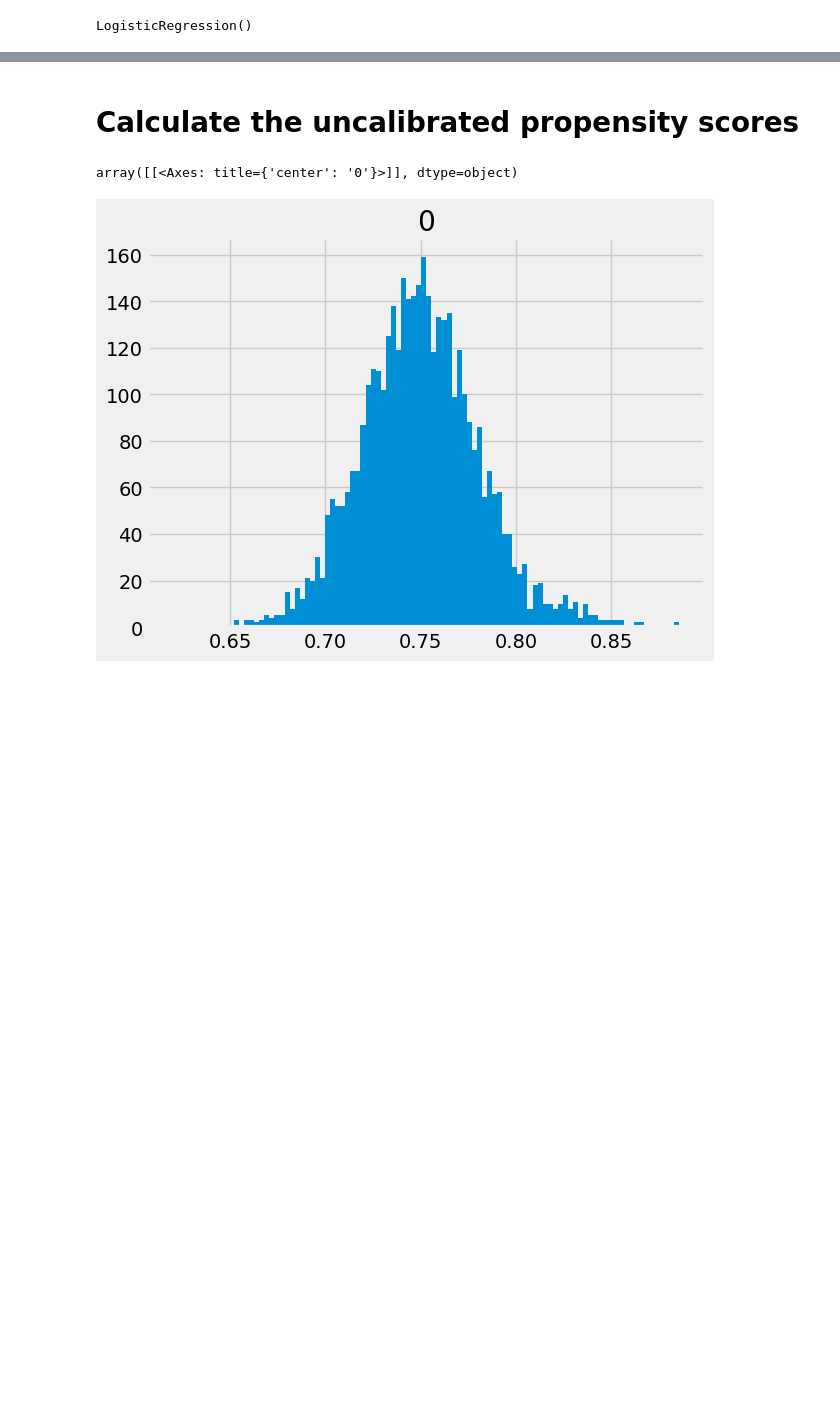
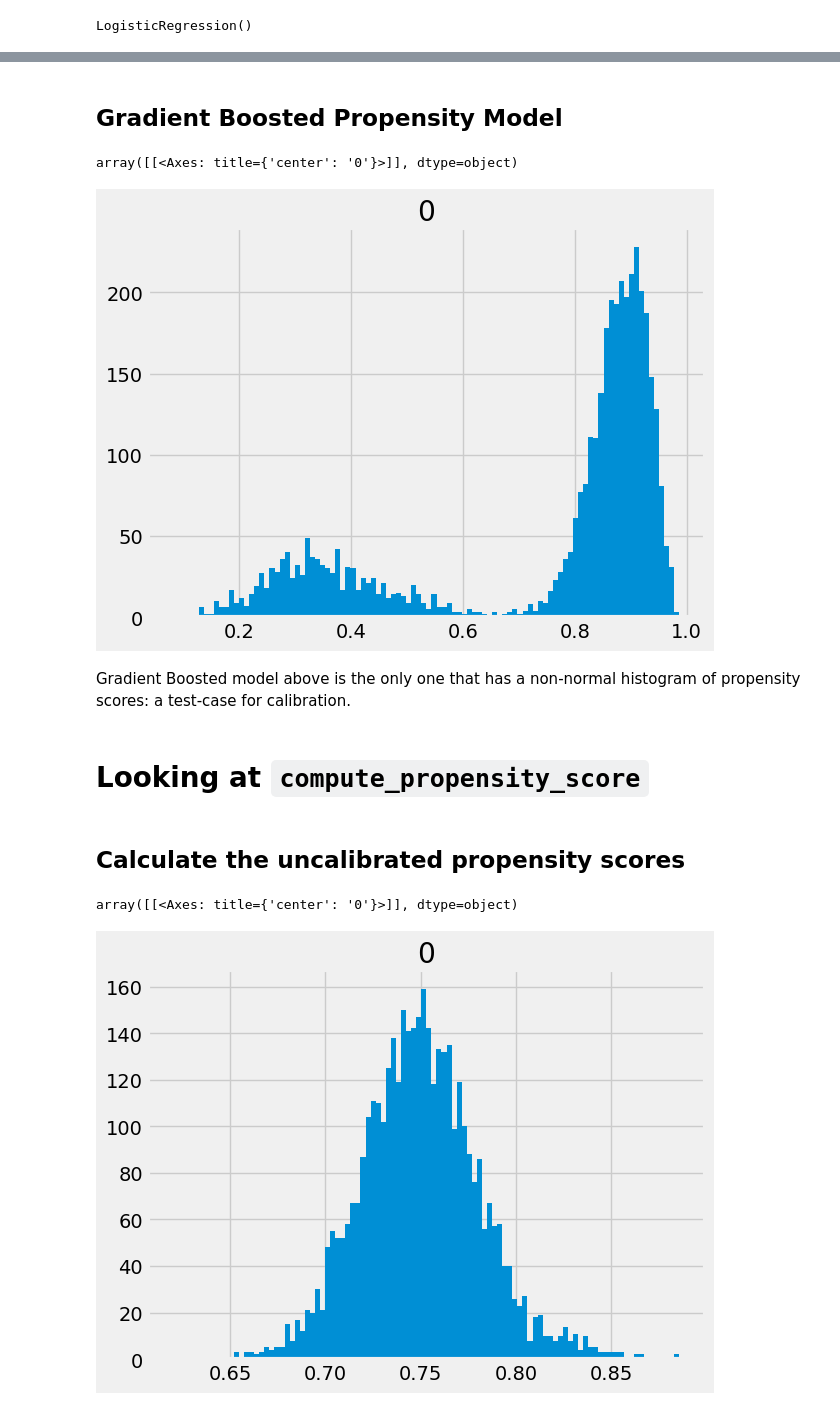
Before and after one commit to ras44/causalml, a Jupyter notebook: docs/examples/pygam_removal_and_testing.ipynb, the cells around one changed output, grey strips where cells are left out. Cells and saved outputs as stored; diff of their text form; code cells hidden in the pictures; blank space fills up the shorter version.

```diff
--- a/docs/examples/pygam_removal_and_testing.ipynb
+++ b/docs/examples/pygam_removal_and_testing.ipynb
@@ -116,0 +150,2 @@ df["propensity_score"].hist(bins=100)
+# %% [markdown]
+## Gradient Boosted Propensity Model
@@ -117,2 +155,11 @@ df["propensity_score"].hist(bins=100)
+# %%
+pd.DataFrame(ps_gbm).hist(bins=100)
+# %% [output]
+array([[<Axes: title={'center': '0'}>]], dtype=object)
+[figure, added]
+# %% [markdown]
+Gradient Boosted model above is the only one that has a non-normal histogram of propensity scores: a test-case for calibration.
+# %% [markdown]
+# Looking at `compute_propensity_score`
 # %% [markdown]
-# Calculate the uncalibrated propensity scores
+##  Calculate the uncalibrated propensity scores
```
Also changed, not shown: parts of 107 cells of this notebook.
